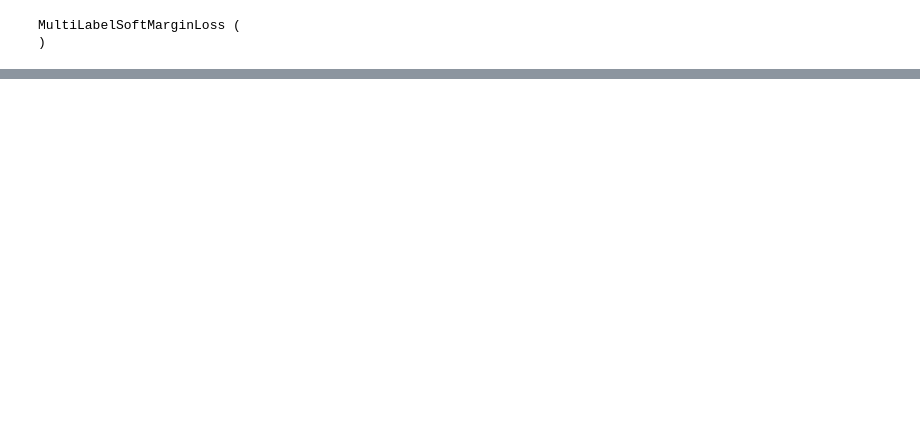
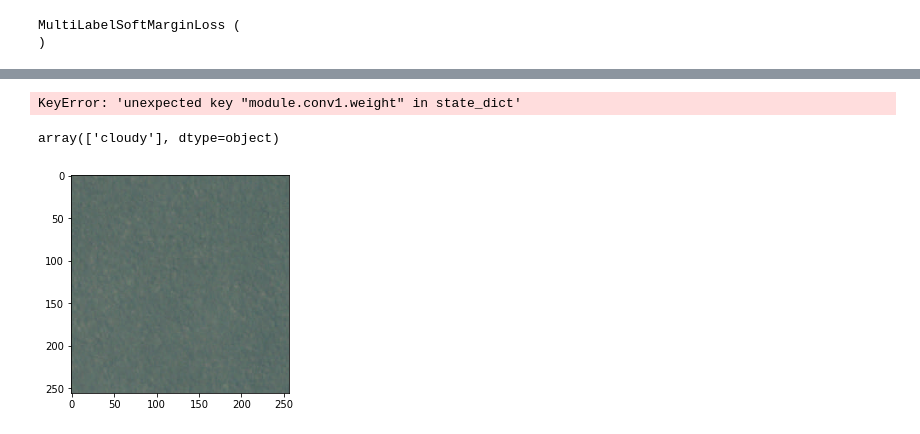
Before and after one commit to diegopdomingos/ia368z-final, a Jupyter notebook: main2.ipynb, the cells around one changed output, grey strips where cells are left out. Saved outputs shown, nothing was run; the diff lists cells and outputs as text; code cells hidden in the pictures; blank space fills up the shorter version.

Commit message:
Added test in the end

```diff
--- a/main2.ipynb
+++ b/main2.ipynb
@@ -186,7 +186,8 @@ class RandomVerticalFlip(object):
 IMG_PATH = '/media/train-jpg/'
 IMG_EXT = '.jpg'
 TRAIN_DATA = 'train_v2.csv'
-
+TEST_DATA = './test/test.csv'
+IMG_TEST_PATH = './test/'
 # Data augmentation
 ds_transform_augmented = transforms.Compose([
                  #transforms.RandomSizedCrop(224),
@@ -216,6 +217,7 @@ X_train = KaggleAmazonDataset(TRAIN_DATA,IMG_PATH,IMG_EXT,
 #X_val = KaggleAmazonDataset(TRAIN_DATA,IMG_PATH,IMG_EXT,
 #                             ds_transform_raw
 #                             )
+X_test = KaggleAmazonDataset(TEST_DATA,IMG_TEST_PATH,IMG_EXT,transforms.Compose([transforms.ToTensor()]))
 # %%
 # Creating a validation split
 train_idx, valid_idx = train_valid_split(X_train, 0.2)
@@ -236,6 +238,8 @@ valid_loader = DataLoader(X_train,
                           #num_workers=4,
                          #pin_memory= True
                          )
+
+test_loader = DataLoader(X_test,batch_size=5)
 # %%
 def adaptive_avgmax_pool2d(x, pool_type='avg', padding=0, count_include_pad=False):
     """Selectable global pooling function with dynamic input kernel size
@@ -557,7 +561,7 @@ def train_generator(model,epoch,train_loader,optimizer,criterion):
                     epoch, batch_idx * len(data), len(train_loader.dataset),
                     100. * batch_idx / len(train_loader), loss.data[0]))
 
-def test_generator(model, val_loader, criterion):
+def test_generator(model, val_loader, criterion, final_test = False):
         global current_patience
         global best_accuracy
         model.eval()
@@ -646,0 +629,39 @@ Test set: Accuracy: 0.900285035151  /  Patient: 2
+# %%
+model = torch.nn.DataParallel(model)
+model.load_state_dict(torch.load("resnet18-90.pth"))
+
+model = torch.nn.DataParallel(model).cuda()
+
+
+def final_test_generator(model, val_loader, criterion, final_test = False):
+
+        model.eval()
+        test_loss = 0
+        ammount = 0
+        equal = 0
+        pred_all = None
+        test_all = None
+        for data, target in val_loader:
+            data, target = data.cuda(async=True), target.cuda(async=True) # On GPU
+            data, target = Variable(data.float(), volatile=True), Variable(target.float())
+            output = model(data)
+            pred = output
+            pred[pred > 0.1] = 1
+            pred[pred != 1] = 0
+            print(target)
+        return pred
+
+pred = final_test_generator(model,test_loader,criterion)
+pred = pred.cpu().data.numpy()
+# %% [output]
+KeyError: 'unexpected key "module.conv1.weight" in state_dict'
+# %%
+import matplotlib.pyplot as plt
+import matplotlib.image as mpimg
+
+img0 = mpimg.imread("./test/train_0.jpg")
+plt.imshow(img0)
+X_train.mlb.classes_[pred[0].astype(bool)]
+# %% [output]
+array(['cloudy'], dtype=object)
+[figure, added]
```
Also changed, not shown: parts of 6 cells of this notebook, 5 other files.
